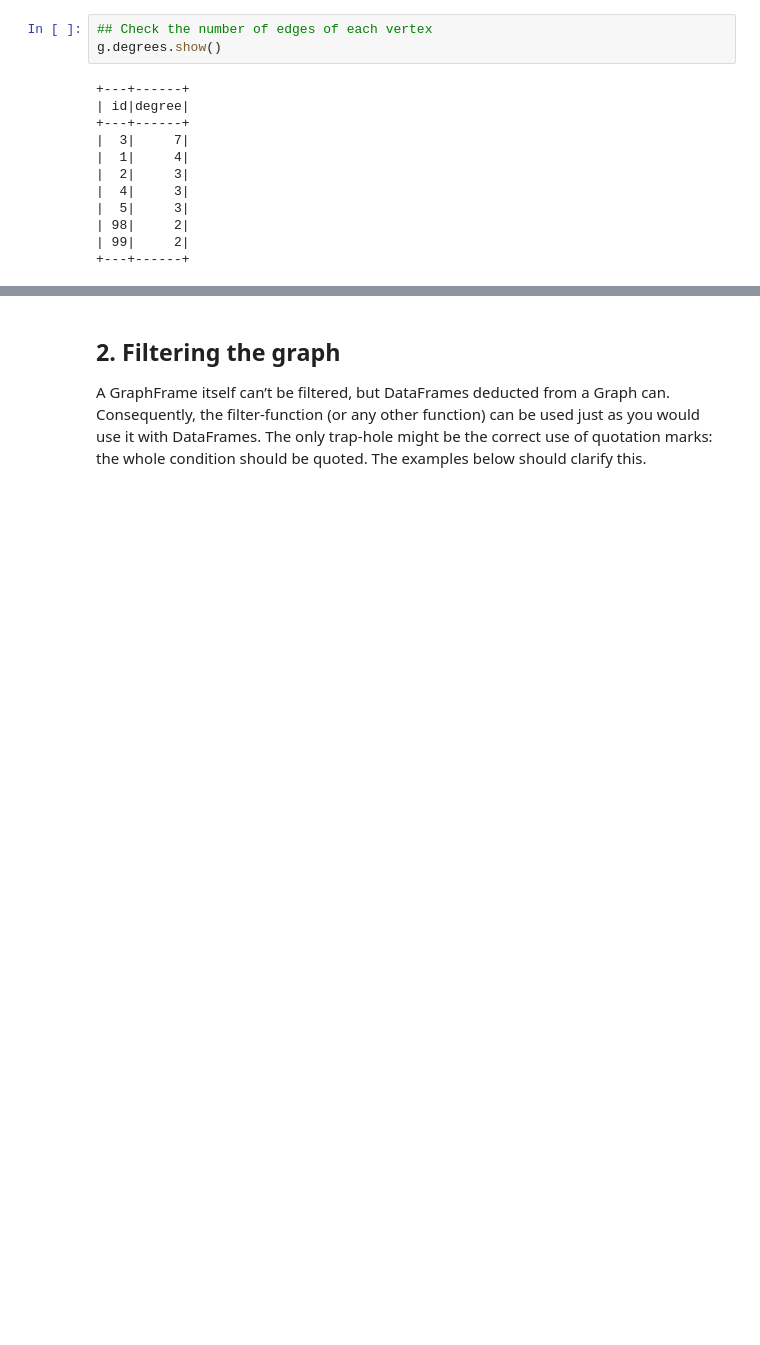
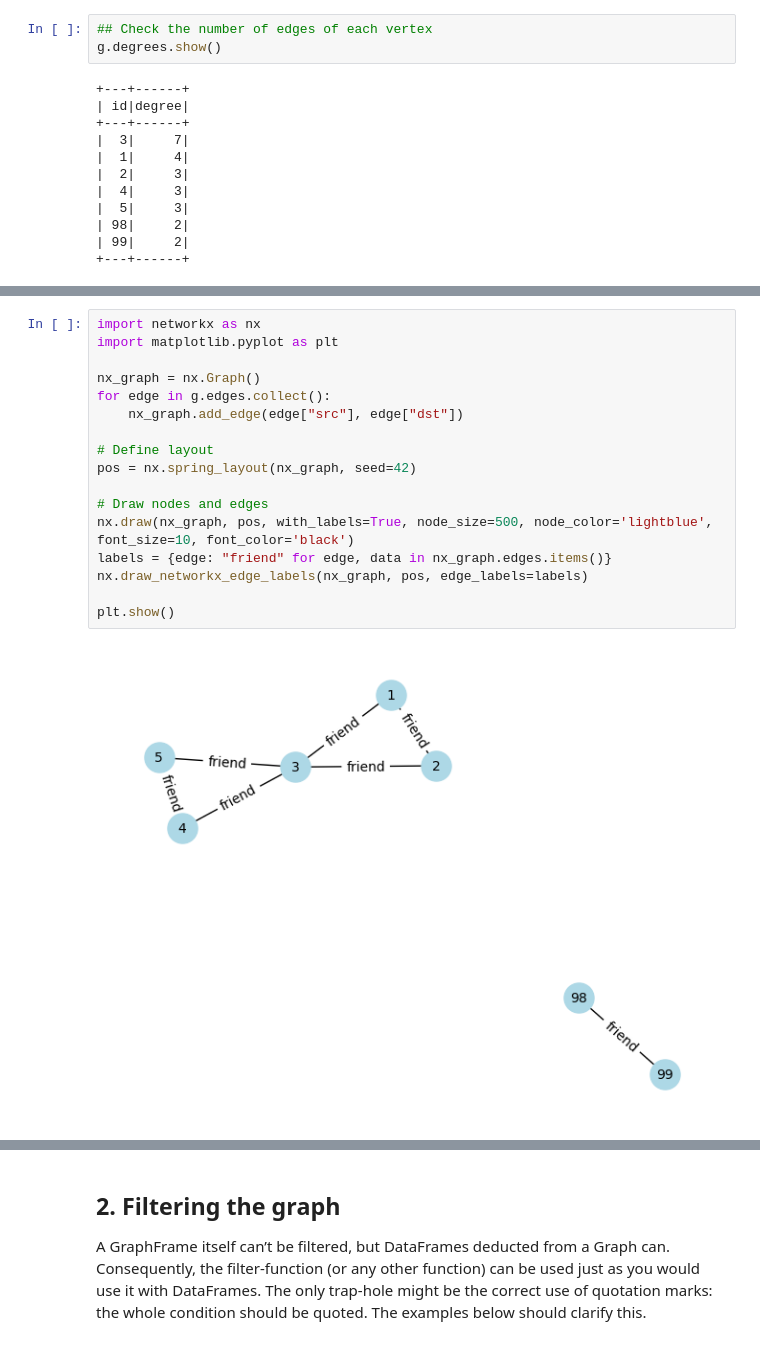
Before and after one commit to pengfei99/PySparkCommonFunc, a Jupyter notebook: notebooks/pyspark/advance/S01_GraphX/01.Getting_started.ipynb, the cells around one changed output, grey strips where cells are left out. Cells and saved outputs as stored; diff of their text form; blank space fills up the shorter version.

```diff
--- a/notebooks/pyspark/advance/S01_GraphX/01.Getting_started.ipynb
+++ b/notebooks/pyspark/advance/S01_GraphX/01.Getting_started.ipynb
@@ -165,3 +165,22 @@ g.degrees.show()
 # %% [markdown]
 The GraphFrame we just created is a **directed graph**, and can be visualized as follows:
 ![graphx_graph_exp1.webp](../../../../images/graphx_graph_exp1.webp)
+# %%
+import networkx as nx
+import matplotlib.pyplot as plt
+
+nx_graph = nx.Graph()
+for edge in g.edges.collect():
+    nx_graph.add_edge(edge["src"], edge["dst"])
+
+# Define layout
+pos = nx.spring_layout(nx_graph, seed=42)
+
+# Draw nodes and edges
+nx.draw(nx_graph, pos, with_labels=True, node_size=500, node_color='lightblue', font_size=10, font_color='black')
+labels = {edge: "friend" for edge, data in nx_graph.edges.items()}
+nx.draw_networkx_edge_labels(nx_graph, pos, edge_labels=labels)
+
+plt.show()
+# %% [output]
+[figure, added]
```
Also changed, not shown: parts of 4 cells of this notebook.
